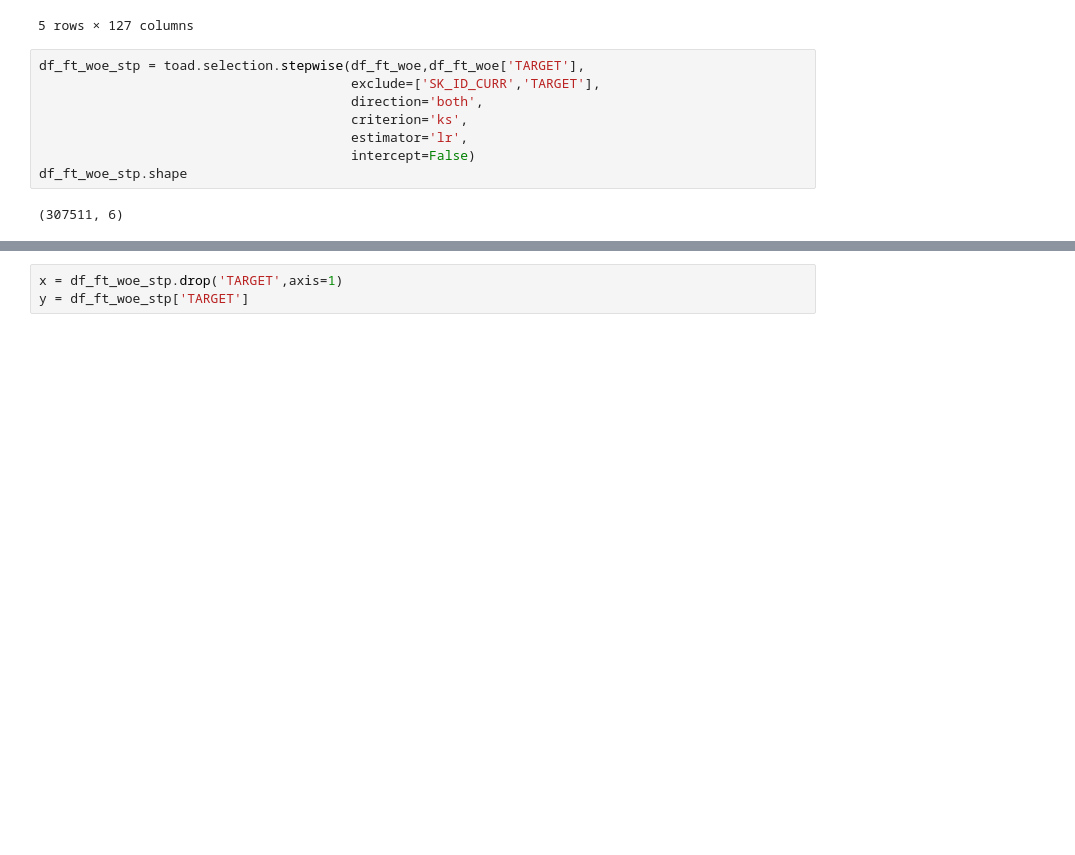
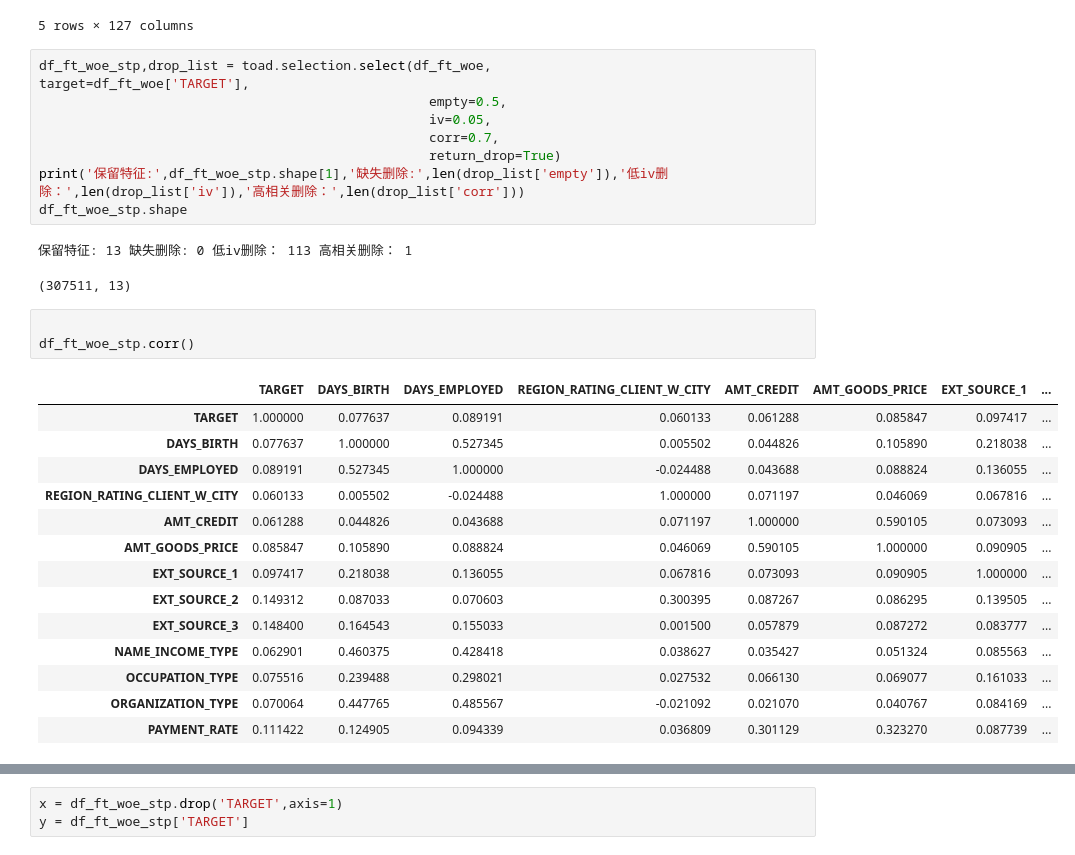
Before and after one commit to hansikpaoeka-cmd/AI_datamining, a Jupyter notebook: src/features/Feature_derivation.ipynb, the cells around one changed output, grey strips where cells are left out. Saved outputs shown, nothing was run; the diff lists cells and outputs as text; blank space fills up the shorter version.

```diff
--- a/src/features/Feature_derivation.ipynb
+++ b/src/features/Feature_derivation.ipynb
@@ -86,15 +91,35 @@ df_ft_woe.head()
 | 4 | 100007 | 0 | -0.049678 | -0.168524 | -0.185473 | -0.006683 | 0.0 | ... |
 5 rows × 127 columns
 # %%
-df_ft_woe_stp = toad.selection.stepwise(df_ft_woe,df_ft_woe['TARGET'],
-                                        exclude=['SK_ID_CURR','TARGET'],
-                                        direction='both',
-                                        criterion='ks',
-                                        estimator='lr',
-                                        intercept=False)
+df_ft_woe_stp,drop_list = toad.selection.select(df_ft_woe,
+target=df_ft_woe['TARGET'],
+                                                  empty=0.5,
+                                                  iv=0.05,
+                                                  corr=0.7,
+                                                  return_drop=True)
+print('保留特征:',df_ft_woe_stp.shape[1],'缺失删除:',len(drop_list['empty']),'低iv删除：',len(drop_list['iv']),'高相关删除：',len(drop_list['corr']))
 df_ft_woe_stp.shape
 # %% [output]
-(307511, 6)
+保留特征: 13 缺失删除: 0 低iv删除： 113 高相关删除： 1
+(307511, 13)
+# %%
+
+df_ft_woe_stp.corr()
+# %% [output]
+|  | TARGET | DAYS_BIRTH | DAYS_EMPLOYED | REGION_RATING_CLIENT_W_CITY | AMT_CREDIT | AMT_GOODS_PRICE | EXT_SOURCE_1 | ... |
+| TARGET | 1.000000 | 0.077637 | 0.089191 | 0.060133 | 0.061288 | 0.085847 | 0.097417 | ... |
+| DAYS_BIRTH | 0.077637 | 1.000000 | 0.527345 | 0.005502 | 0.044826 | 0.105890 | 0.218038 | ... |
+| DAYS_EMPLOYED | 0.089191 | 0.527345 | 1.000000 | -0.024488 | 0.043688 | 0.088824 | 0.136055 | ... |
+| REGION_RATING_CLIENT_W_CITY | 0.060133 | 0.005502 | -0.024488 | 1.000000 | 0.071197 | 0.046069 | 0.067816 | ... |
+| AMT_CREDIT | 0.061288 | 0.044826 | 0.043688 | 0.071197 | 1.000000 | 0.590105 | 0.073093 | ... |
+| AMT_GOODS_PRICE | 0.085847 | 0.105890 | 0.088824 | 0.046069 | 0.590105 | 1.000000 | 0.090905 | ... |
+| EXT_SOURCE_1 | 0.097417 | 0.218038 | 0.136055 | 0.067816 | 0.073093 | 0.090905 | 1.000000 | ... |
+| EXT_SOURCE_2 | 0.149312 | 0.087033 | 0.070603 | 0.300395 | 0.087267 | 0.086295 | 0.139505 | ... |
+| EXT_SOURCE_3 | 0.148400 | 0.164543 | 0.155033 | 0.001500 | 0.057879 | 0.087272 | 0.083777 | ... |
+| NAME_INCOME_TYPE | 0.062901 | 0.460375 | 0.428418 | 0.038627 | 0.035427 | 0.051324 | 0.085563 | ... |
+| OCCUPATION_TYPE | 0.075516 | 0.239488 | 0.298021 | 0.027532 | 0.066130 | 0.069077 | 0.161033 | ... |
+| ORGANIZATION_TYPE | 0.070064 | 0.447765 | 0.485567 | -0.021092 | 0.021070 | 0.040767 | 0.084169 | ... |
+| PAYMENT_RATE | 0.111422 | 0.124905 | 0.094339 | 0.036809 | 0.301129 | 0.323270 | 0.087739 | ... |
 # %%
 from sklearn.metrics import roc_curve,roc_auc_score
 from sklearn.linear_model import LogisticRegression
```
Also changed, not shown: parts of 10 cells of this notebook.
